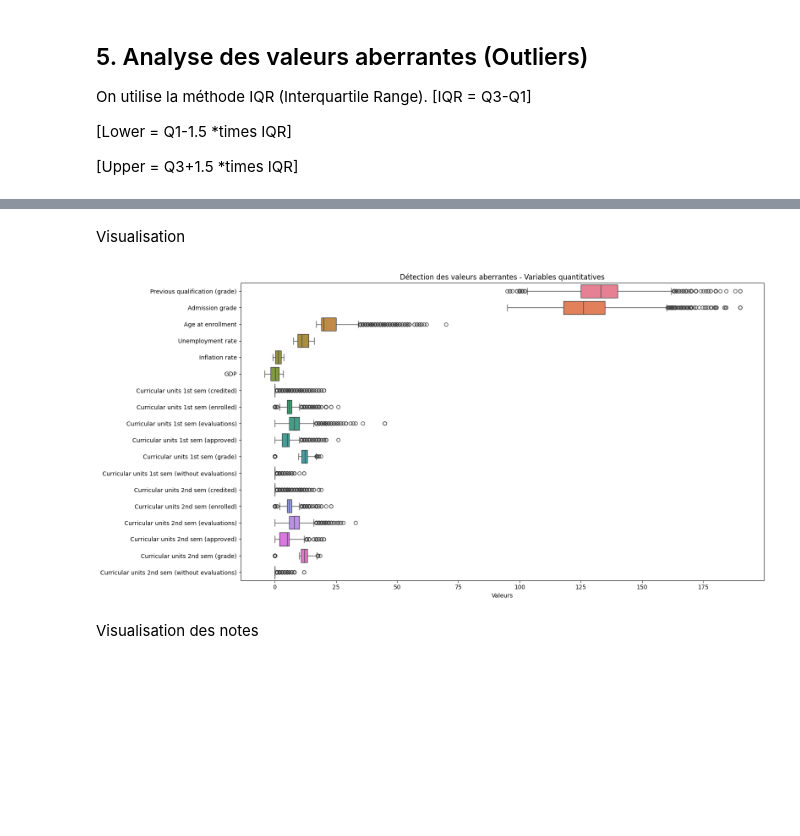
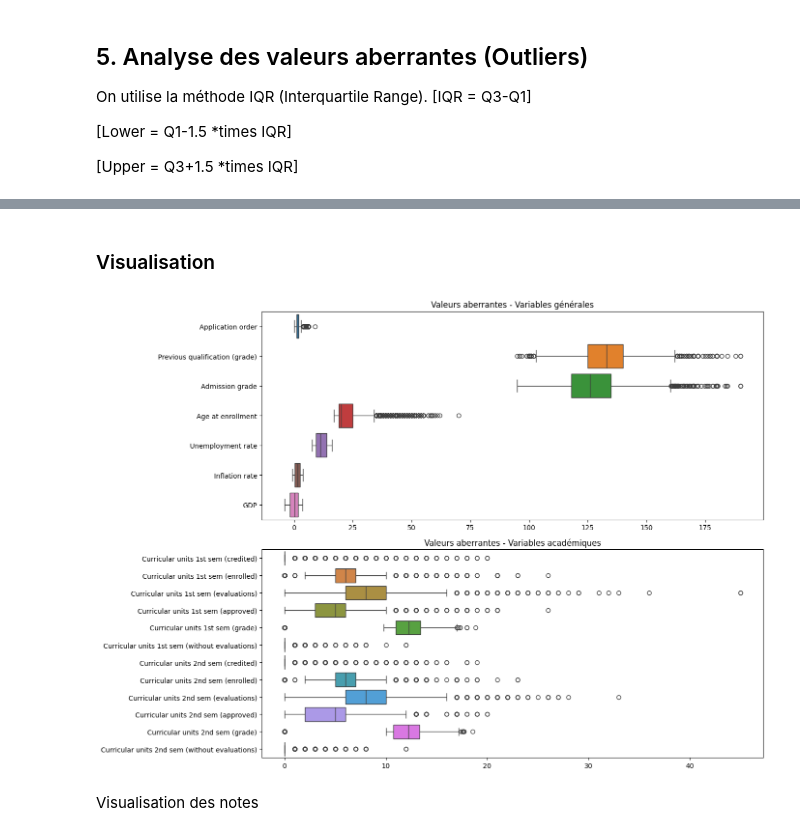
Before and after one commit to nourmiyy03/Student_Dropout_Project_ML, a Jupyter notebook: notebooks/01_exploration_pretraitement.ipynb, the cells around one changed output, grey strips where cells are left out. Drawn from its saved outputs; the diff is of its cells as text; code cells hidden in the pictures; blank space fills up the shorter version.

```diff
--- a/notebooks/01_exploration_pretraitement.ipynb
+++ b/notebooks/01_exploration_pretraitement.ipynb
@@ -380,16 +391,29 @@ display(
 # %% [markdown]
-Visualisation
+### Visualisation
 # %%
-plt.figure(figsize=(16, 8))
+# Variables générales
+general_numeric_cols = [
+    "Application order",
+    "Previous qualification (grade)",
+    "Admission grade",
+    "Age at enrollment",
+    "Unemployment rate",
+    "Inflation rate",
+    "GDP"
+]
 
-sns.boxplot(data=df[numerical_cols], orient="h")
+fig, axes = plt.subplots(2, 1, figsize=(14, 10))
 
-plt.title("Détection des valeurs aberrantes - Variables quantitatives")
-plt.xlabel("Valeurs")
+sns.boxplot(data=df[general_numeric_cols], orient="h", ax=axes[0])
+axes[0].set_title("Valeurs aberrantes - Variables générales")
+
+sns.boxplot(data=df[academic_cols], orient="h", ax=axes[1])
+axes[1].set_title("Valeurs aberrantes - Variables académiques")
+
 plt.tight_layout()
 plt.show()
 # %% [output]
-[figure, old version]
+[figure, new version]
 # %% [markdown]
 Visualisation des notes
 # %%
```
Also changed, not shown: parts of 128 cells of this notebook, 4 other files.
